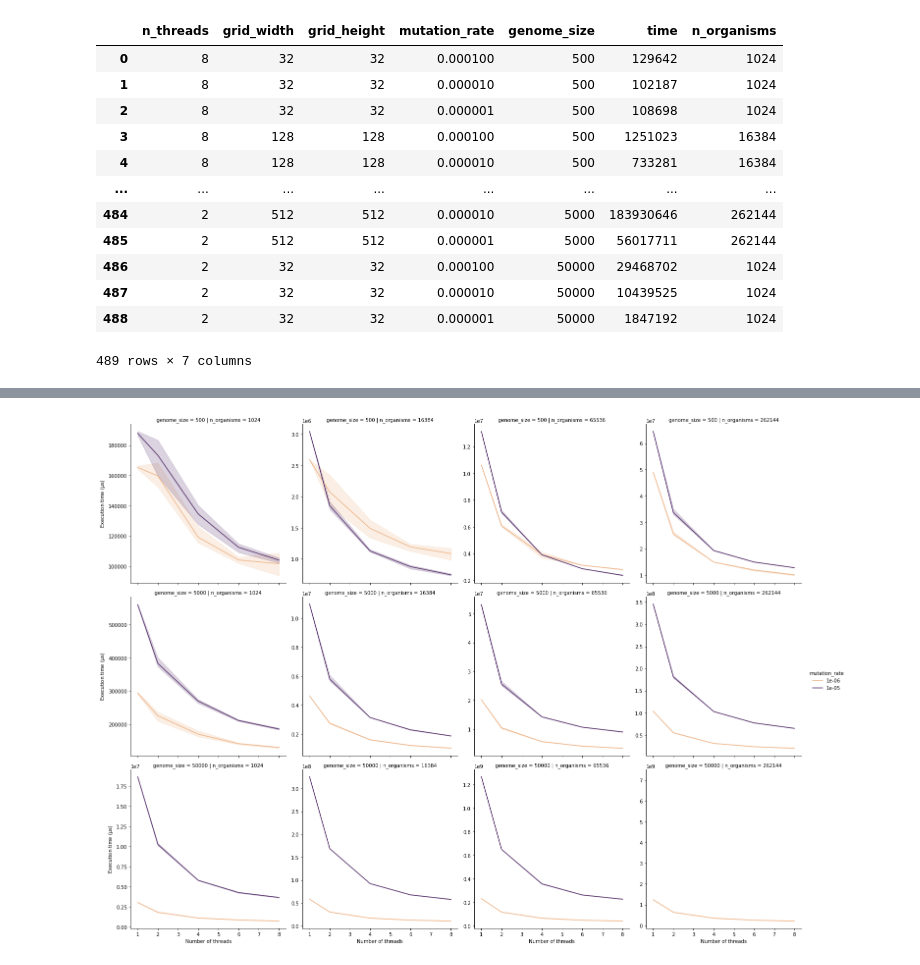
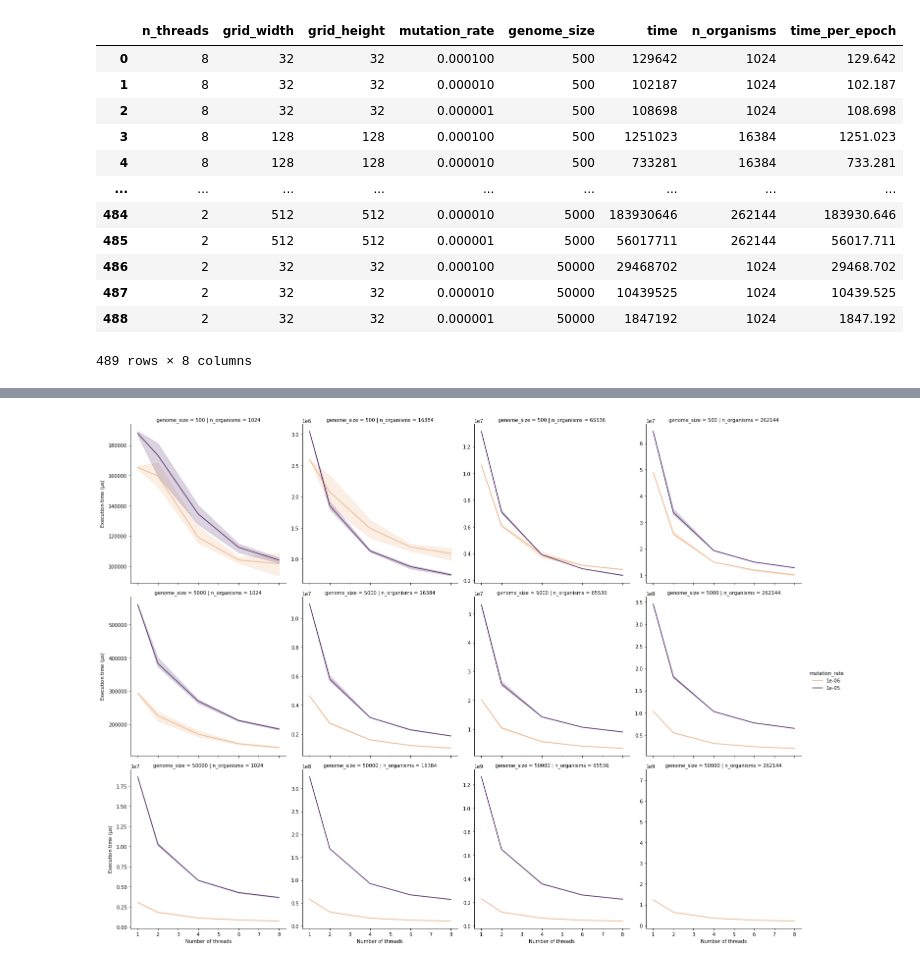
Before and after one commit to teobouvard/aevol-hpc, a Jupyter notebook: report/analysis.ipynb, the cells around one changed output, grey strips where cells are left out. Saved outputs shown, nothing was run; the diff lists cells and outputs as text; code cells hidden in the pictures.

```diff
--- a/report/analysis.ipynb
+++ b/report/analysis.ipynb
@@ -3,20 +3,23 @@ import seaborn as sns
 import pandas as pd
 from matplotlib import pyplot as plt
 # %%
+N_EPOCHS = 1000
+
 df = pd.read_csv('../benchmarks/results_cpu_all_omp_static_bak.csv')
 df['n_organisms'] = df['grid_width'] * df['grid_height']
+df['time_per_epoch'] = df['time'] / N_EPOCHS
 df
 # %% [output]
-|  | n_threads | grid_width | grid_height | mutation_rate | genome_size | time | n_organisms |
-| 0 | 8 | 32 | 32 | 0.000100 | 500 | 129642 | 1024 |
-| 1 | 8 | 32 | 32 | 0.000010 | 500 | 102187 | 1024 |
-| 2 | 8 | 32 | 32 | 0.000001 | 500 | 108698 | 1024 |
-| 3 | 8 | 128 | 128 | 0.000100 | 500 | 1251023 | 16384 |
-| 4 | 8 | 128 | 128 | 0.000010 | 500 | 733281 | 16384 |
-| ... | ... | ... | ... | ... | ... | ... | ... |
-| 484 | 2 | 512 | 512 | 0.000010 | 5000 | 183930646 | 262144 |
-| 485 | 2 | 512 | 512 | 0.000001 | 5000 | 56017711 | 262144 |
-| 486 | 2 | 32 | 32 | 0.000100 | 50000 | 29468702 | 1024 |
-| 487 | 2 | 32 | 32 | 0.000010 | 50000 | 10439525 | 1024 |
-| 488 | 2 | 32 | 32 | 0.000001 | 50000 | 1847192 | 1024 |
+|  | n_threads | grid_width | grid_height | mutation_rate | genome_size | time | n_organisms | time_per_epoch |
+| 0 | 8 | 32 | 32 | 0.000100 | 500 | 129642 | 1024 | 129.642 |
+| 1 | 8 | 32 | 32 | 0.000010 | 500 | 102187 | 1024 | 102.187 |
+| 2 | 8 | 32 | 32 | 0.000001 | 500 | 108698 | 1024 | 108.698 |
+| 3 | 8 | 128 | 128 | 0.000100 | 500 | 1251023 | 16384 | 1251.023 |
+| 4 | 8 | 128 | 128 | 0.000010 | 500 | 733281 | 16384 | 733.281 |
+| ... | ... | ... | ... | ... | ... | ... | ... | ... |
+| 484 | 2 | 512 | 512 | 0.000010 | 5000 | 183930646 | 262144 | 183930.646 |
+| 485 | 2 | 512 | 512 | 0.000001 | 5000 | 56017711 | 262144 | 56017.711 |
+| 486 | 2 | 32 | 32 | 0.000100 | 50000 | 29468702 | 1024 | 29468.702 |
+| 487 | 2 | 32 | 32 | 0.000010 | 50000 | 10439525 | 1024 | 10439.525 |
+| 488 | 2 | 32 | 32 | 0.000001 | 50000 | 1847192 | 1024 | 1847.192 |
-489 rows × 7 columns
+489 rows × 8 columns
```
Also changed, not shown: parts of 4 cells of this notebook, 5 other files.
